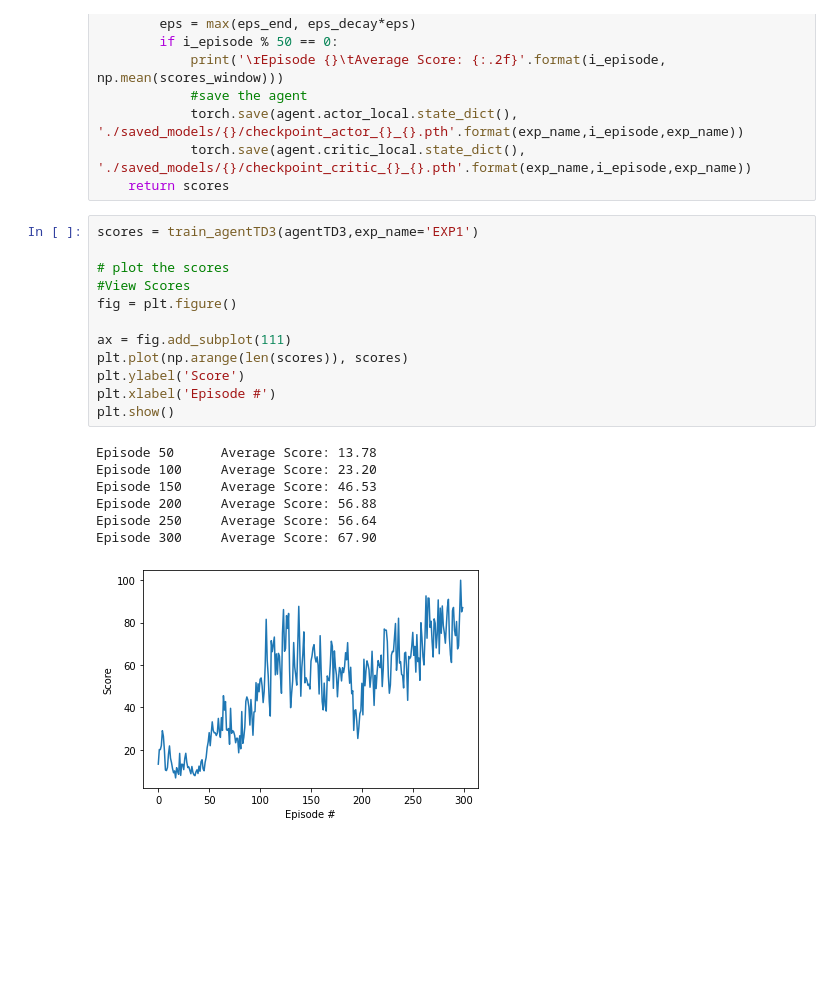
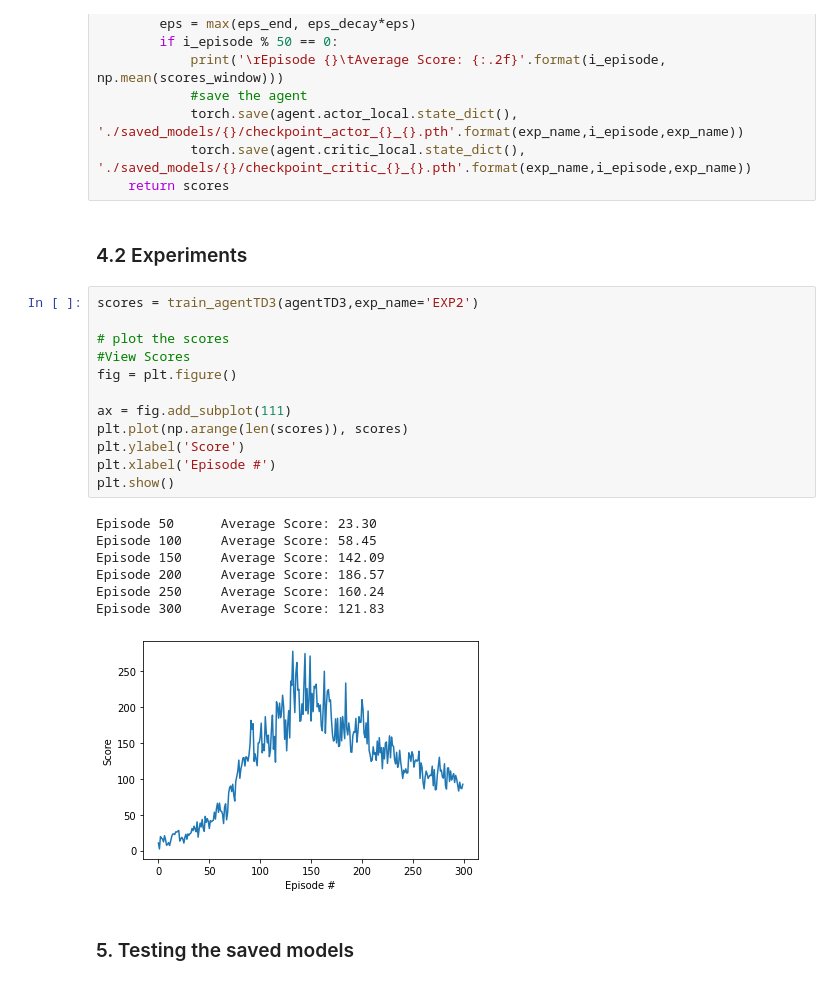
Before and after one commit to guzjdr/p2_continuous_control_DeepRLND, a Jupyter notebook: Continuous_Control.ipynb, the cells around one changed output. Saved outputs shown, nothing was run; the diff lists cells and outputs as text; blank space fills up the shorter version.

Commit message:
EXP2: TD3 Mutli-Agent Train and Eval

```diff
--- a/Continuous_Control.ipynb
+++ b/Continuous_Control.ipynb
@@ -166,23 +181,27 @@ def train_agentTD3(agent, exp_name='EXP0',n_episodes=300, max_t=1000, eps_start=
             torch.save(agent.actor_local.state_dict(), './saved_models/{}/checkpoint_actor_{}_{}.pth'.format(exp_name,i_episode,exp_name))
             torch.save(agent.critic_local.state_dict(), './saved_models/{}/checkpoint_critic_{}_{}.pth'.format(exp_name,i_episode,exp_name))
     return scores
+# %% [markdown]
+### 4.2 Experiments
 # %%
-scores = train_agentTD3(agentTD3,exp_name='EXP1')
+scores = train_agentTD3(agentTD3,exp_name='EXP2')
 
 # plot the scores
 #View Scores
 fig = plt.figure()
 
 ax = fig.add_subplot(111)
 plt.plot(np.arange(len(scores)), scores)
 plt.ylabel('Score')
 plt.xlabel('Episode #')
 plt.show()
 # %% [output]
-Episode 50      Average Score: 13.78
-Episode 100     Average Score: 23.20
-Episode 150     Average Score: 46.53
-Episode 200     Average Score: 56.88
-Episode 250     Average Score: 56.64
-Episode 300     Average Score: 67.90
+Episode 50      Average Score: 23.30
+Episode 100     Average Score: 58.45
+Episode 150     Average Score: 142.09
+Episode 200     Average Score: 186.57
+Episode 250     Average Score: 160.24
+Episode 300     Average Score: 121.83
-[figure, old version]
+[figure, new version]
+# %% [markdown]
+### 5. Testing the saved models
```
Also changed, not shown: parts of 5 cells of this notebook, 4 other files.
